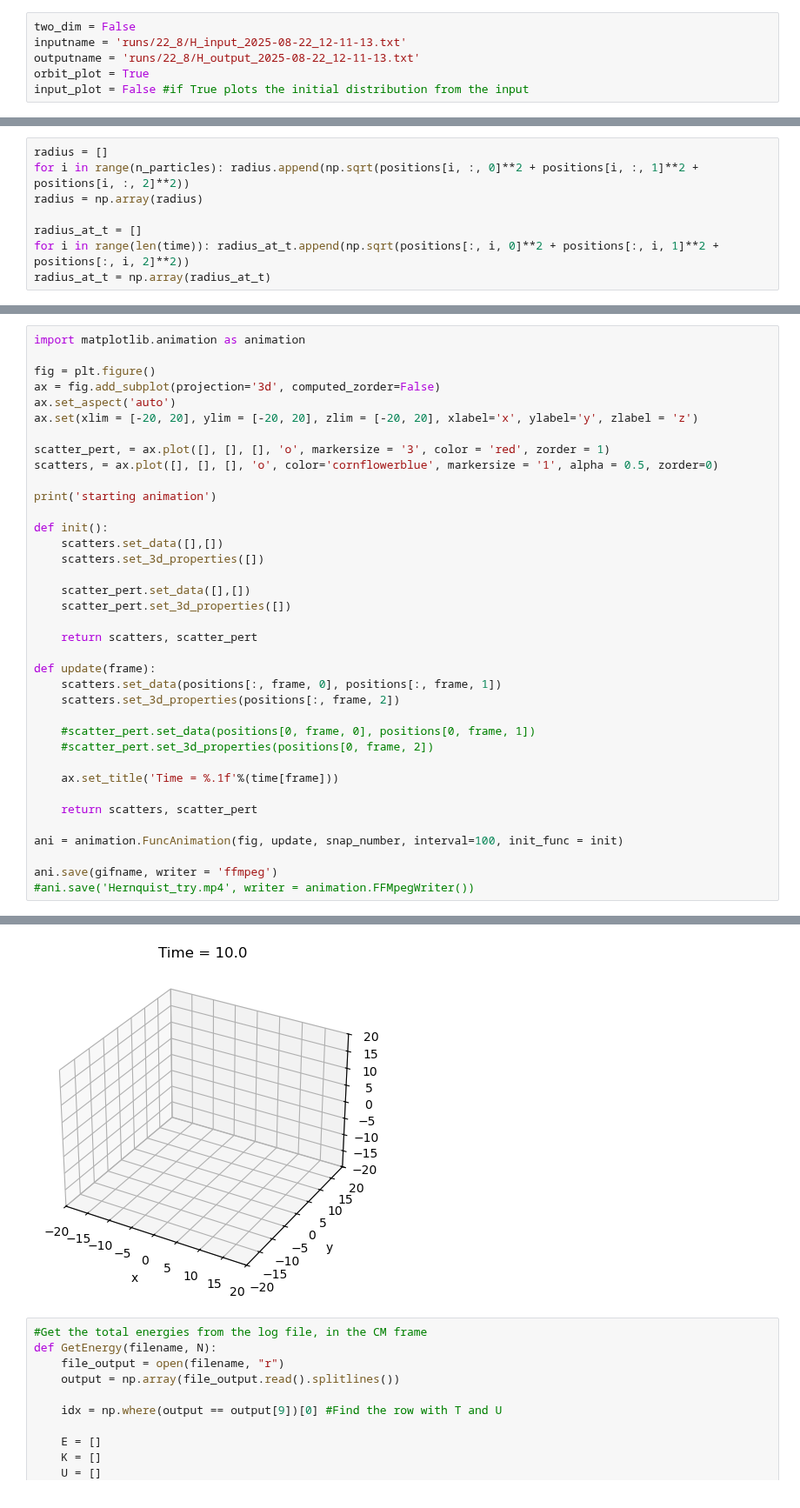
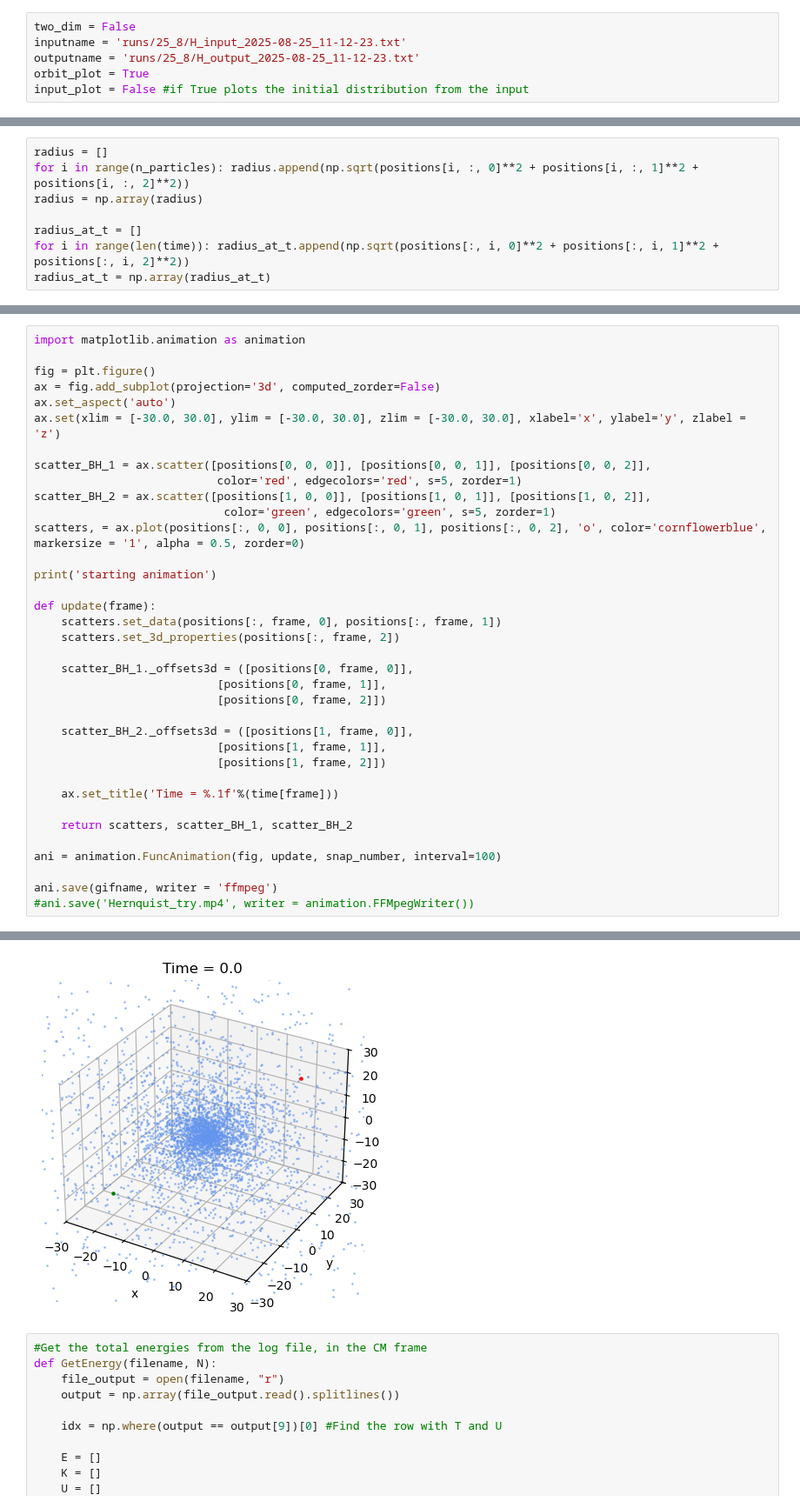
Before and after one commit to lisam10/stellar_systems_dynamics2024, a Jupyter notebook: final_exercise/Plotter.ipynb, the cells around one changed output, grey strips where cells are left out. Shown at 87% size. Drawn from its saved outputs; the diff is of its cells as text.

```diff
--- a/final_exercise/Plotter.ipynb
+++ b/final_exercise/Plotter.ipynb
@@ -5,8 +5,8 @@ from astropy import constants as const
 from tqdm import tqdm
 # %%
 two_dim = False
-inputname = 'runs/22_8/H_input_2025-08-22_12-11-13.txt'
-outputname = 'runs/22_8/H_output_2025-08-22_12-11-13.txt'
+inputname = 'runs/25_8/H_input_2025-08-25_11-12-23.txt'
+outputname = 'runs/25_8/H_output_2025-08-25_11-12-23.txt'
 orbit_plot = True
 input_plot = False #if True plots the initial distribution from the input
 # %%
@@ -147,44 +151,43 @@ runs/22_8/H_2025-08-22_12-11-13.gif
 # %%
 import matplotlib.animation as animation
 
 fig = plt.figure()
 ax = fig.add_subplot(projection='3d', computed_zorder=False)
 ax.set_aspect('auto')
-ax.set(xlim = [-20, 20], ylim = [-20, 20], zlim = [-20, 20], xlabel='x', ylabel='y', zlabel = 'z')
+ax.set(xlim = [-30.0, 30.0], ylim = [-30.0, 30.0], zlim = [-30.0, 30.0], xlabel='x', ylabel='y', zlabel = 'z')
 
-scatter_pert, = ax.plot([], [], [], 'o', markersize = '3', color = 'red', zorder = 1)
-scatters, = ax.plot([], [], [], 'o', color='cornflowerblue', markersize = '1', alpha = 0.5, zorder=0)
+scatter_BH_1 = ax.scatter([positions[0, 0, 0]], [positions[0, 0, 1]], [positions[0, 0, 2]],
+                           color='red', edgecolors='red', s=5, zorder=1)
+scatter_BH_2 = ax.scatter([positions[1, 0, 0]], [positions[1, 0, 1]], [positions[1, 0, 2]],
+                            color='green', edgecolors='green', s=5, zorder=1)
+scatters, = ax.plot(positions[:, 0, 0], positions[:, 0, 1], positions[:, 0, 2], 'o', color='cornflowerblue', markersize = '1', alpha = 0.5, zorder=0)
 
 print('starting animation')
-
-def init():
-    scatters.set_data([],[])
-    scatters.set_3d_properties([])
-
-    scatter_pert.set_data([],[])
-    scatter_pert.set_3d_properties([])
-
-    return scatters, scatter_pert
 
 def update(frame):
     scatters.set_data(positions[:, frame, 0], positions[:, frame, 1])
     scatters.set_3d_properties(positions[:, frame, 2])
 
-    #scatter_pert.set_data(positions[0, frame, 0], positions[0, frame, 1])
-    #scatter_pert.set_3d_properties(positions[0, frame, 2])
+    scatter_BH_1._offsets3d = ([positions[0, frame, 0]],
+                           [positions[0, frame, 1]],
+                           [positions[0, frame, 2]])
+
+    scatter_BH_2._offsets3d = ([positions[1, frame, 0]],
+                           [positions[1, frame, 1]],
+                           [positions[1, frame, 2]])
 
     ax.set_title('Time = %.1f'%(time[frame]))
 
-    return scatters, scatter_pert
+    return scatters, scatter_BH_1, scatter_BH_2
 
-ani = animation.FuncAnimation(fig, update, snap_number, interval=100, init_func = init)
+ani = animation.FuncAnimation(fig, update, snap_number, interval=100)
 
 ani.save(gifname, writer = 'ffmpeg')
 #ani.save('Hernquist_try.mp4', writer = animation.FFMpegWriter())
 # %% [output]
 MovieWriter ffmpeg unavailable; using Pillow instead.
 starting animation
-[figure, old version]
+[figure, new version]
 # %%
 #Get the total energies from the log file, in the CM frame
 def GetEnergy(filename, N):
```
Also changed, not shown: parts of 10 cells of this notebook, 1 other file.
